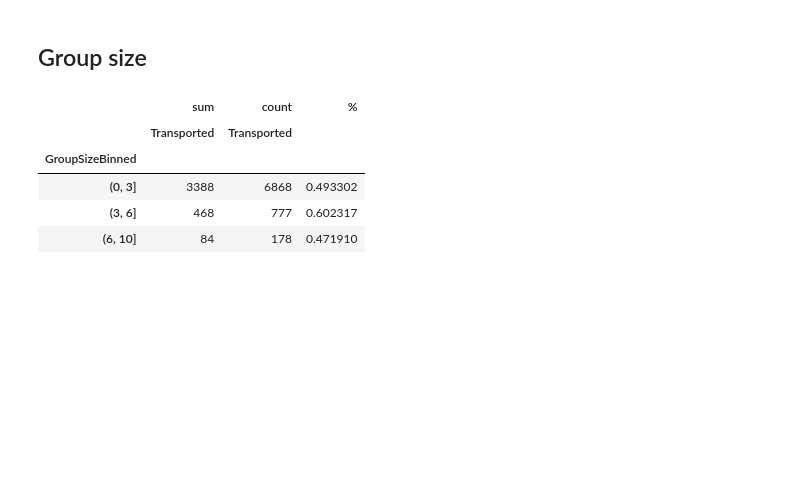
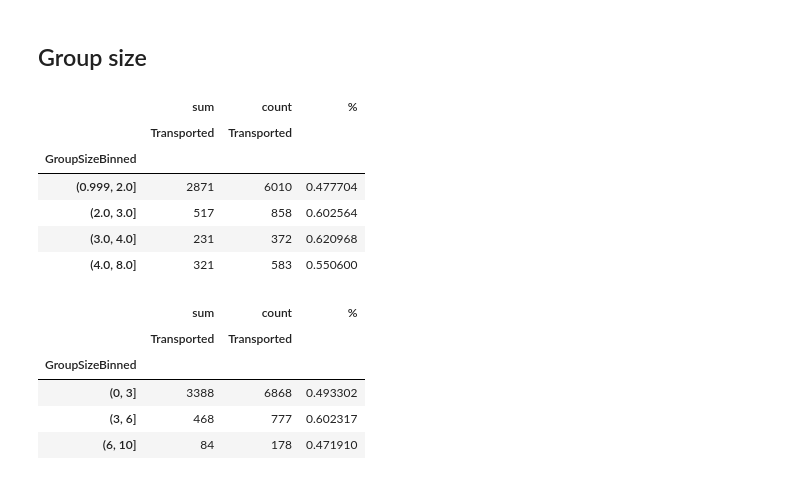
Before and after one commit to PashaIanko/Kaggle.Spaceship-Titanic, a Jupyter notebook: 1_data_exploration.ipynb, the cells around one changed output. Cells and saved outputs as stored; diff of their text form; code cells hidden in the pictures; blank space fills up the shorter version.

```diff
--- a/1_data_exploration.ipynb
+++ b/1_data_exploration.ipynb
@@ -1218,6 +1218,27 @@ Not assigned     157
 Name: AgeGroup, dtype: int64
 # %% [markdown]
 ## Group size
+# %%
+df_exploration['GroupSizeBinned'] = pd.qcut(
+    df_exploration['GroupSize'],
+    q=10,
+    duplicates='drop'
+)
+
+prepare_pivot_table(
+    df_exploration,
+    values_=['Transported'],
+    index_=['GroupSizeBinned'],
+    aggfunc_=['sum', 'count'],
+)
+# %% [output]
+|  | sum | count | % |
+|  | Transported | Transported |  |
+| GroupSizeBinned |  |  |  |
+| (0.999, 2.0] | 2871 | 6010 | 0.477704 |
+| (2.0, 3.0] | 517 | 858 | 0.602564 |
+| (3.0, 4.0] | 231 | 372 | 0.620968 |
+| (4.0, 8.0] | 321 | 583 | 0.550600 |
 # %%
 df_exploration['GroupSizeBinned'] = pd.cut(
     df_exploration['GroupSize'],
```
